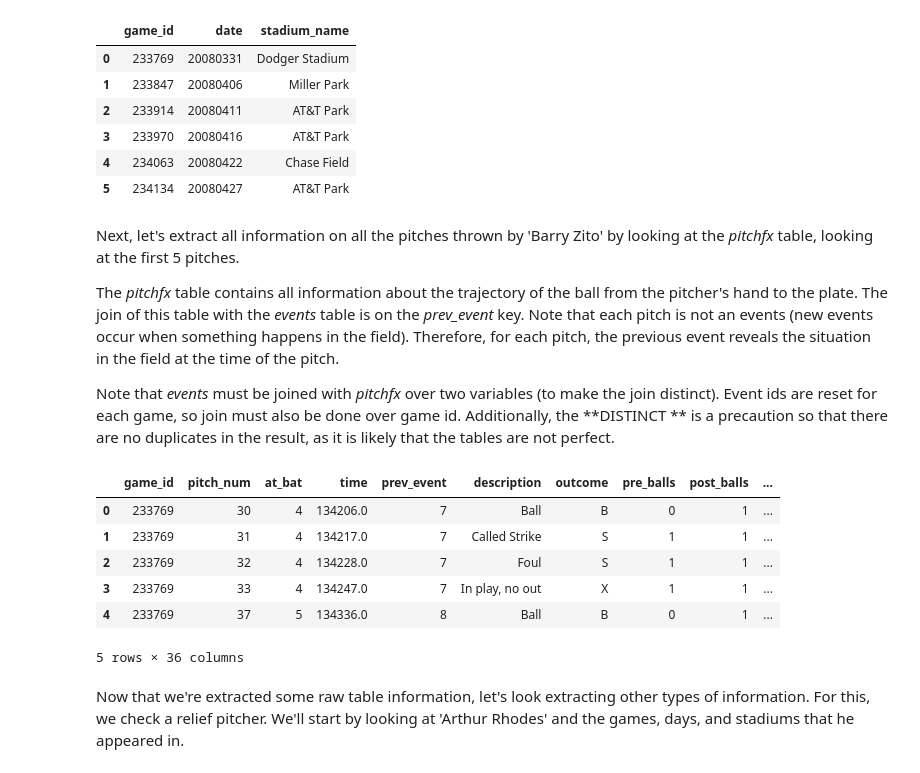
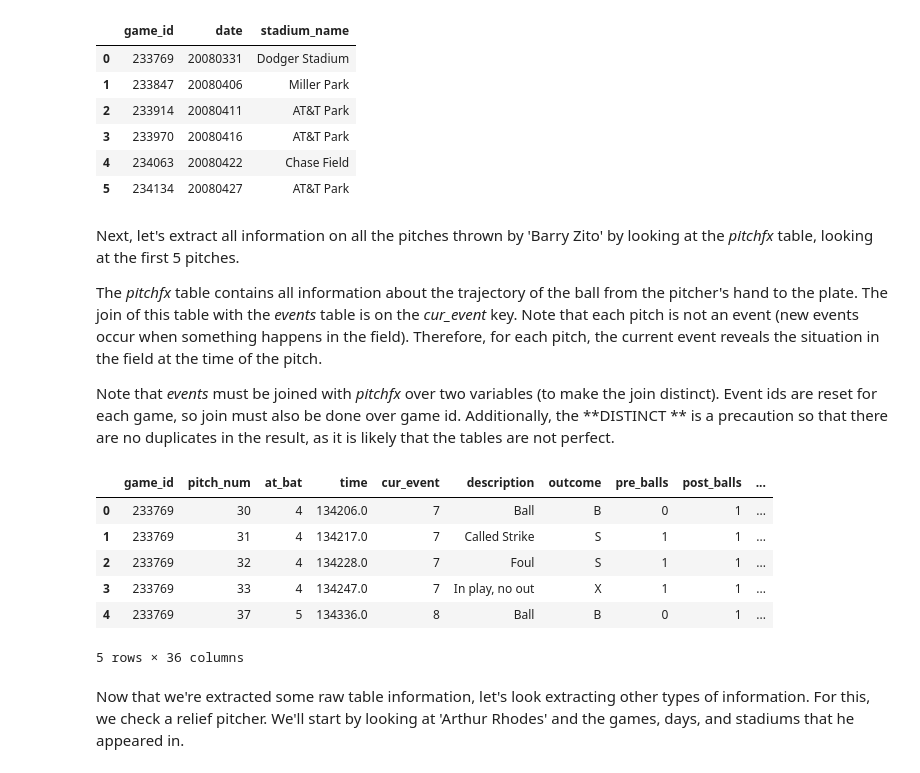
Before and after one commit to jasonpchang/pitchfx_sql, a Jupyter notebook: Notebooks/read_data.ipynb, the cells around one changed output. Drawn from its saved outputs; the diff is of its cells as text; code cells hidden in the pictures.

```diff
--- a/Notebooks/read_data.ipynb
+++ b/Notebooks/read_data.ipynb
@@ -180,23 +180,23 @@ display(df)
 # %% [markdown]
 Next, let's extract all information on all the pitches thrown by 'Barry Zito' by looking at the *pitchfx* table, looking at the first 5 pitches.
 
-The *pitchfx* table contains all information about the trajectory of the ball from the pitcher's hand to the plate. The join of this table with the *events* table is on the *prev_event* key. Note that each pitch is not an events (new events occur when something happens in the field). Therefore, for each pitch, the previous event reveals the situation in the field at the time of the pitch.
+The *pitchfx* table contains all information about the trajectory of the ball from the pitcher's hand to the plate. The join of this table with the *events* table is on the *cur_event* key. Note that each pitch is not an event (new events occur when something happens in the field). Therefore, for each pitch, the current event reveals the situation in the field at the time of the pitch.
 
 Note that *events* must be joined with *pitchfx* over two variables (to make the join distinct). Event ids are reset for each game, so join must also be done over game id. Additionally, the **DISTINCT ** is a precaution so that there are no duplicates in the result, as it is likely that the tables are not perfect.
 # %%
 query = """SELECT DISTINCT pitchfx.*
     FROM pitchfx
     JOIN events ON (pitchfx.game_id=events.game_id
-        AND pitchfx.prev_event=events.event_id)
+        AND pitchfx.cur_event=events.event_id)
     WHERE events.pitcher_id=(SELECT player_id
         FROM players
         WHERE players.player_first='Barry'
             AND players.player_last='Zito')
     ORDER BY game_id, pitch_num"""
 df = pd.read_sql_query(query, db)
 df.head()
 # %% [output]
-|  | game_id | pitch_num | at_bat | time | prev_event | description | outcome | pre_balls | post_balls | ... |
+|  | game_id | pitch_num | at_bat | time | cur_event | description | outcome | pre_balls | post_balls | ... |
 | 0 | 233769 | 30 | 4 | 134206.0 | 7 | Ball | B | 0 | 1 | ... |
 | 1 | 233769 | 31 | 4 | 134217.0 | 7 | Called Strike | S | 1 | 1 | ... |
 | 2 | 233769 | 32 | 4 | 134228.0 | 7 | Foul | S | 1 | 1 | ... |
```
Also changed, not shown: parts of 2 cells of this notebook, 4 other files.
